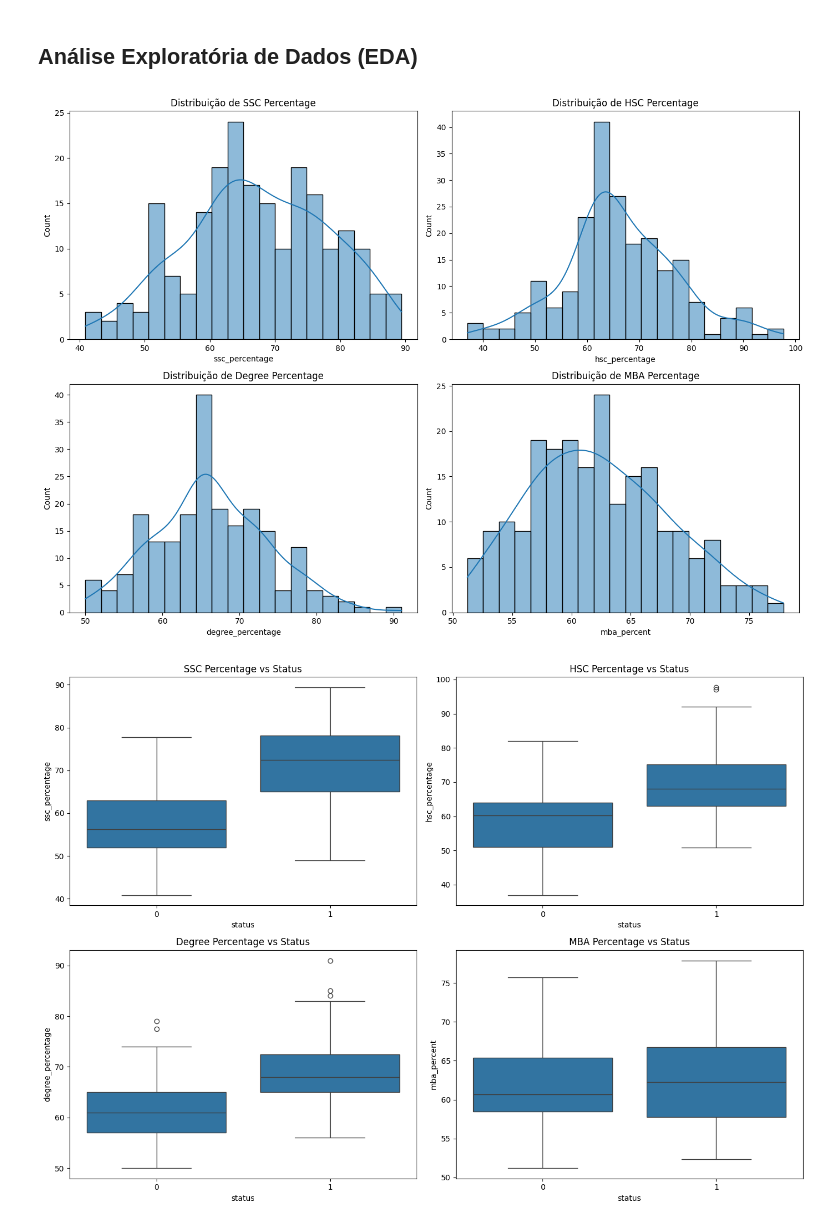
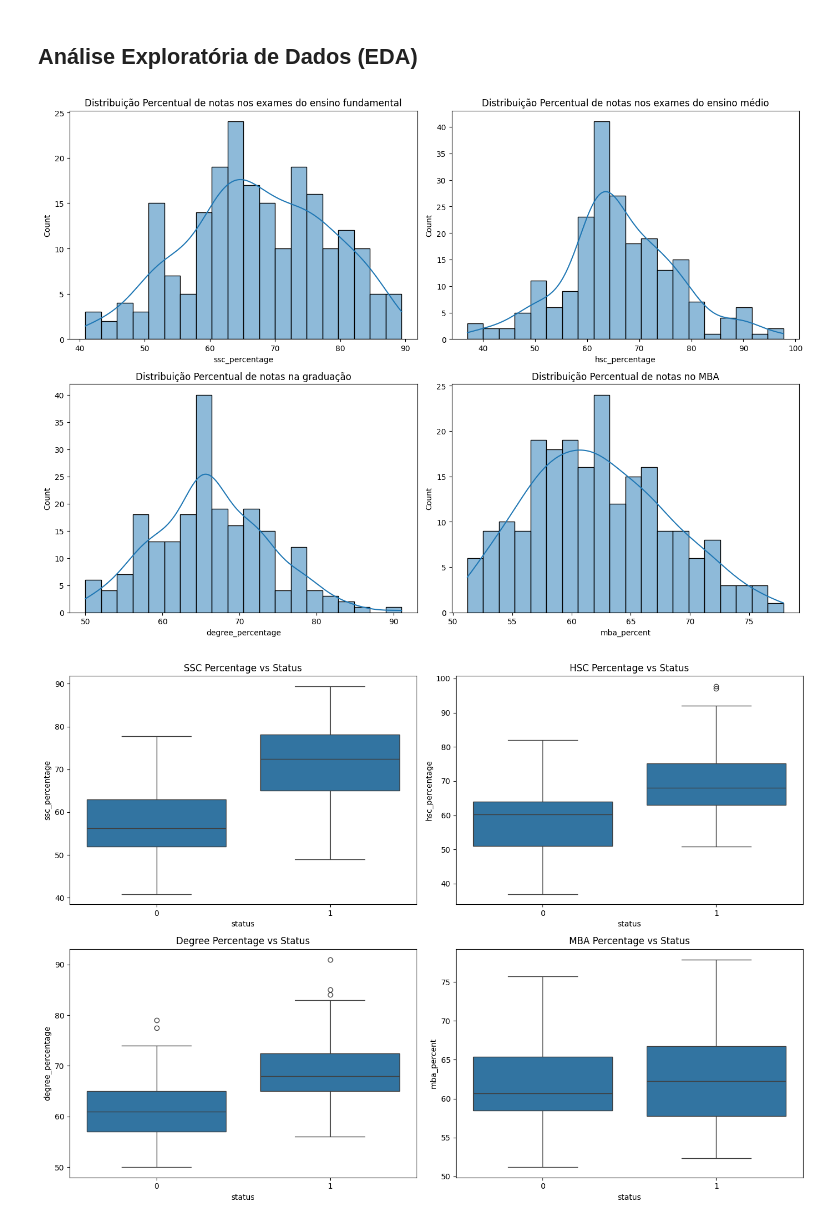
Before and after one commit to MarcosFN2014/Projeto-DS, a Jupyter notebook: Supervisionado/analise1.ipynb, the cells around one changed output. Cells and saved outputs as stored; diff of their text form; code cells hidden in the pictures.

```diff
--- a/Supervisionado/analise1.ipynb
+++ b/Supervisionado/analise1.ipynb
@@ -134,28 +135,28 @@ df.head()
 # %%
 # Gráficos de Distribuicao de Porcentagens
 
 plt.figure(figsize=(14, 10))
 
 plt.subplot(2, 2, 1)
 sns.histplot(df['ssc_percentage'], kde=True, bins=20)
-plt.title('Distribuição de SSC Percentage')
+plt.title('Distribuição Percentual de notas nos exames do ensino fundamental')
 
 plt.subplot(2, 2, 2)
 sns.histplot(df['hsc_percentage'], kde=True, bins=20)
-plt.title('Distribuição de HSC Percentage')
+plt.title('Distribuição Percentual de notas nos exames do ensino médio')
 
 plt.subplot(2, 2, 3)
 sns.histplot(df['degree_percentage'], kde=True, bins=20)
-plt.title('Distribuição de Degree Percentage')
+plt.title('Distribuição Percentual de notas na graduação')
 
 plt.subplot(2, 2, 4)
 sns.histplot(df['mba_percent'], kde=True, bins=20)
-plt.title('Distribuição de MBA Percentage')
+plt.title('Distribuição Percentual de notas no MBA')
 
 plt.tight_layout()
 plt.show()
 # %% [output]
-[figure, old version]
+[figure, new version]
 # %%
 # Comparacao entre candidatos "Placed" e "Not Placed" (Empregados e nao Empregados)
 plt.figure(figsize=(14, 10))
```
Also changed, not shown: parts of 2 cells of this notebook.
